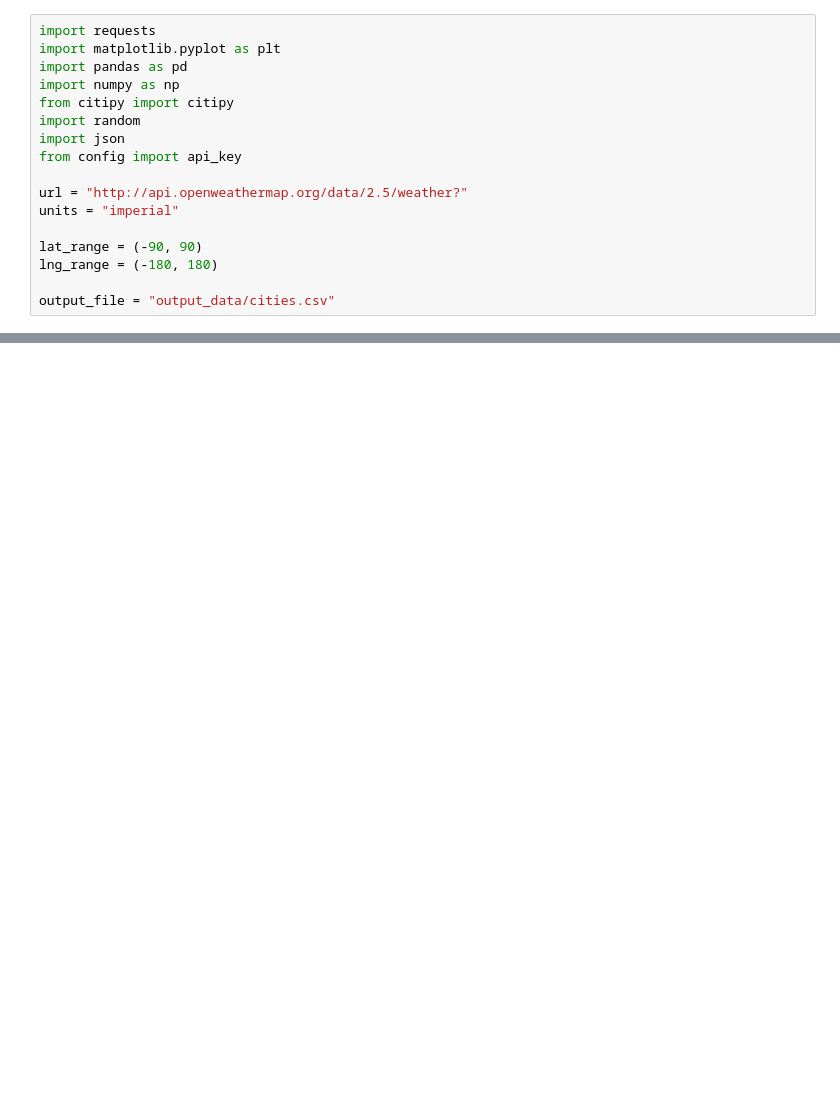
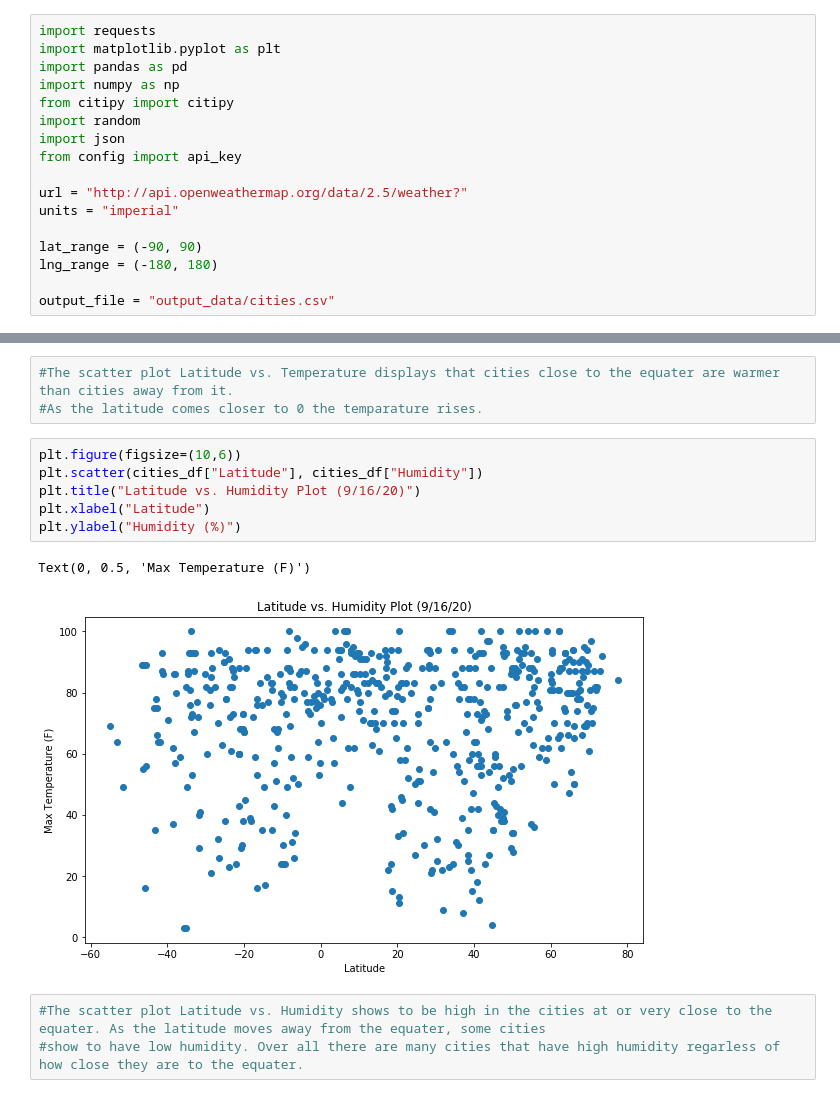
Before and after one commit to jmchairez/python-api-challenge, a Jupyter notebook: WeatherPy.ipynb, the cells around one changed output, grey strips where cells are left out. Cells and saved outputs as stored; diff of their text form; blank space fills up the shorter version.

```diff
--- a/WeatherPy.ipynb
+++ b/WeatherPy.ipynb
@@ -342,0 +388,15 @@ weather_data.head()
+# %%
+#The scatter plot Latitude vs. Temperature displays that cities close to the equater are warmer than cities away from it.
+#As the latitude comes closer to 0 the temparature rises.
+# %%
+plt.figure(figsize=(10,6))
+plt.scatter(cities_df["Latitude"], cities_df["Humidity"])
+plt.title("Latitude vs. Humidity Plot (9/16/20)")
+plt.xlabel("Latitude")
+plt.ylabel("Humidity (%)")
+# %% [output]
+Text(0, 0.5, 'Max Temperature (F)')
+[figure, added]
+# %%
+#The scatter plot Latitude vs. Humidity shows to be high in the cities at or very close to the equater. As the latitude moves away from the equater, some cities
+#show to have low humidity. Over all there are many cities that have high humidity regarless of how close they are to the equater.
```
Also changed, not shown: parts of 18 cells of this notebook.
